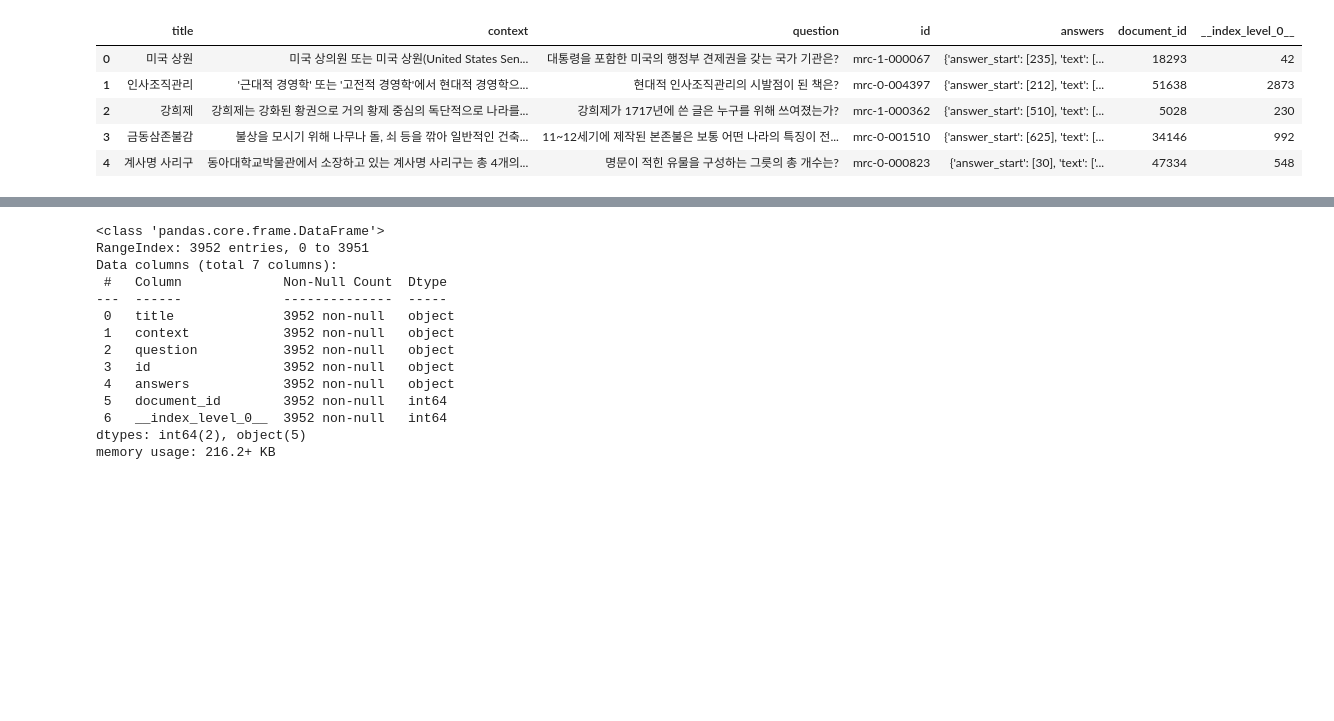
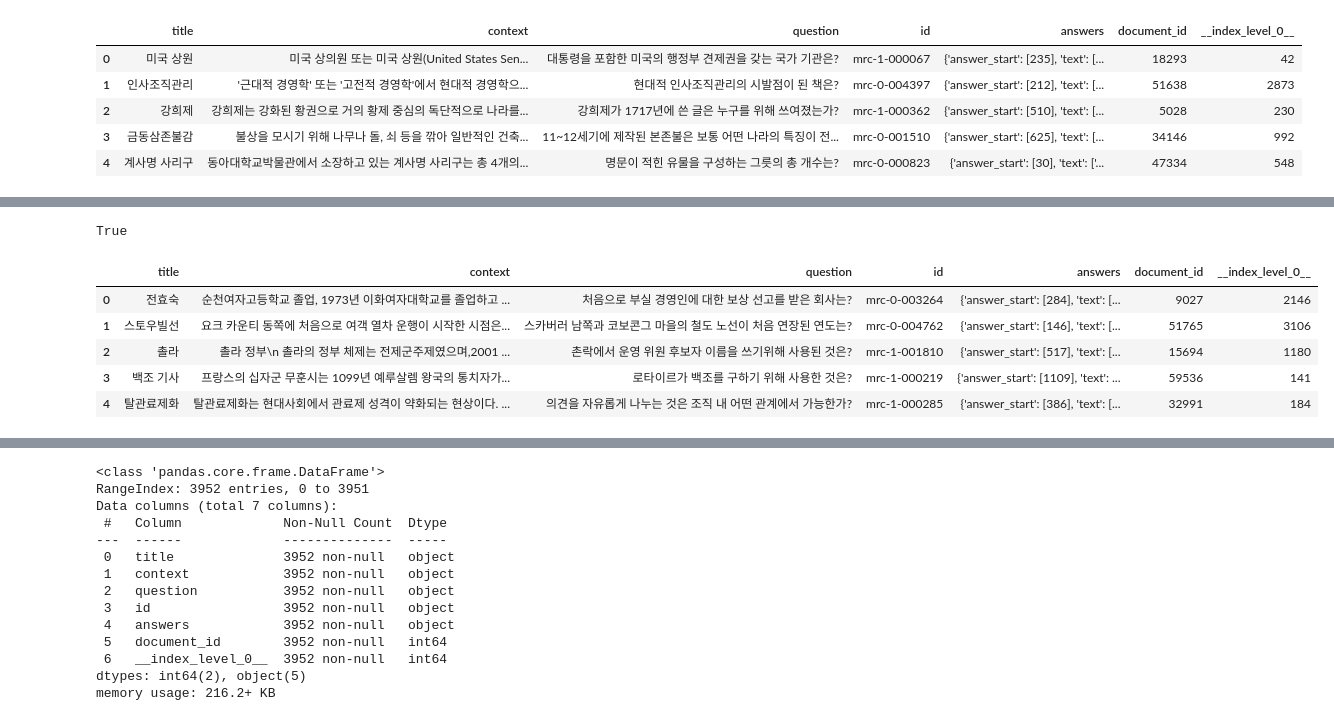
Before and after one commit to chaeyeongg/ODQA, a Jupyter notebook: src/odqa/EDA.ipynb, the cells around one changed output, grey strips where cells are left out. Cells and saved outputs as stored; diff of their text form; code cells hidden in the pictures; blank space fills up the shorter version.

```diff
--- a/baseline/EDA.ipynb
+++ b/src/odqa/EDA.ipynb
@@ -8,7 +8,7 @@ import json
 # %%
 
 # Train, Validation
-dataset = load_from_disk("../data/train_dataset/")
+dataset = load_from_disk("/data/ephemeral/home/data/train_dataset")
 
 train = dataset['train']
 val = dataset['validation']
@@ -45,0 +94,13 @@ train_df.head()
+# %%
+wiki_df.loc[60390]['text'] == wiki_df.loc[60391]['text']
+# %% [output]
+True
+# %%
+val_df.head()
+# %% [output]
+|  | title | context | question | id | answers | document_id | __index_level_0__ |
+| 0 | 전효숙 | 순천여자고등학교 졸업, 1973년 이화여자대학교를 졸업하고 ... | 처음으로 부실 경영인에 대한 보상 선고를 받은 회사는? | mrc-0-003264 | {'answer_start': [284], 'text': [... | 9027 | 2146 |
+| 1 | 스토우빌선 | 요크 카운티 동쪽에 처음으로 여객 열차 운행이 시작한 시점은... | 스카버러 남쪽과 코보콘그 마을의 철도 노선이 처음 연장된 연도는? | mrc-0-004762 | {'answer_start': [146], 'text': [... | 51765 | 3106 |
+| 2 | 촐라 | 촐라 정부\n 촐라의 정부 체제는 전제군주제였으며,2001 ... | 촌락에서 운영 위원 후보자 이름을 쓰기위해 사용된 것은? | mrc-1-001810 | {'answer_start': [517], 'text': [... | 15694 | 1180 |
+| 3 | 백조 기사 | 프랑스의 십자군 무훈시는 1099년 예루살렘 왕국의 통치자가... | 로타이르가 백조를 구하기 위해 사용한 것은? | mrc-1-000219 | {'answer_start': [1109], 'text': ... | 59536 | 141 |
+| 4 | 탈관료제화 | 탈관료제화는 현대사회에서 관료제 성격이 약화되는 현상이다. ... | 의견을 자유롭게 나누는 것은 조직 내 어떤 관계에서 가능한가? | mrc-1-000285 | {'answer_start': [386], 'text': [... | 32991 | 184 |
```
Also changed, not shown: parts of 11 cells of this notebook, 24 other files.
